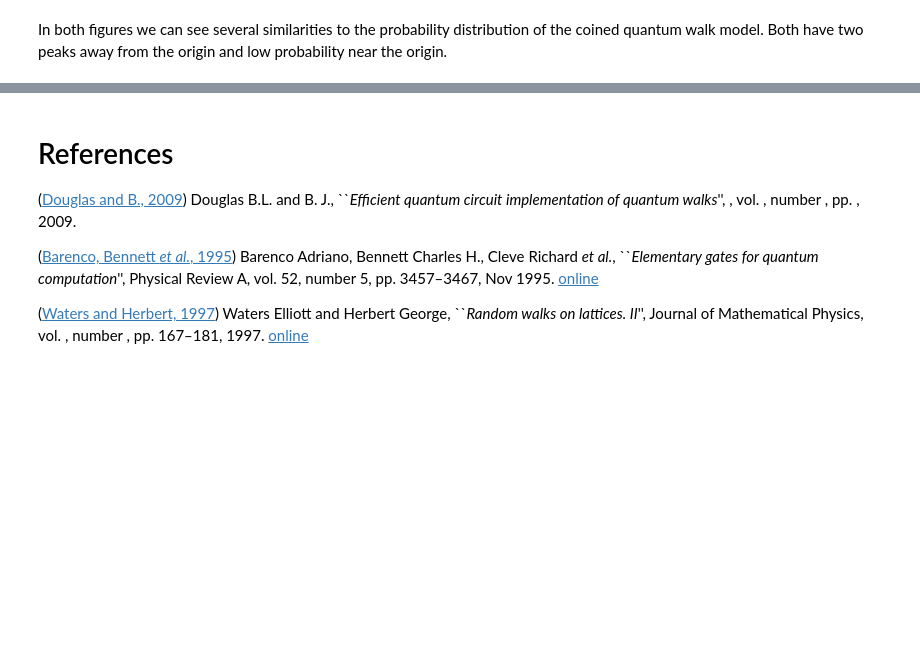
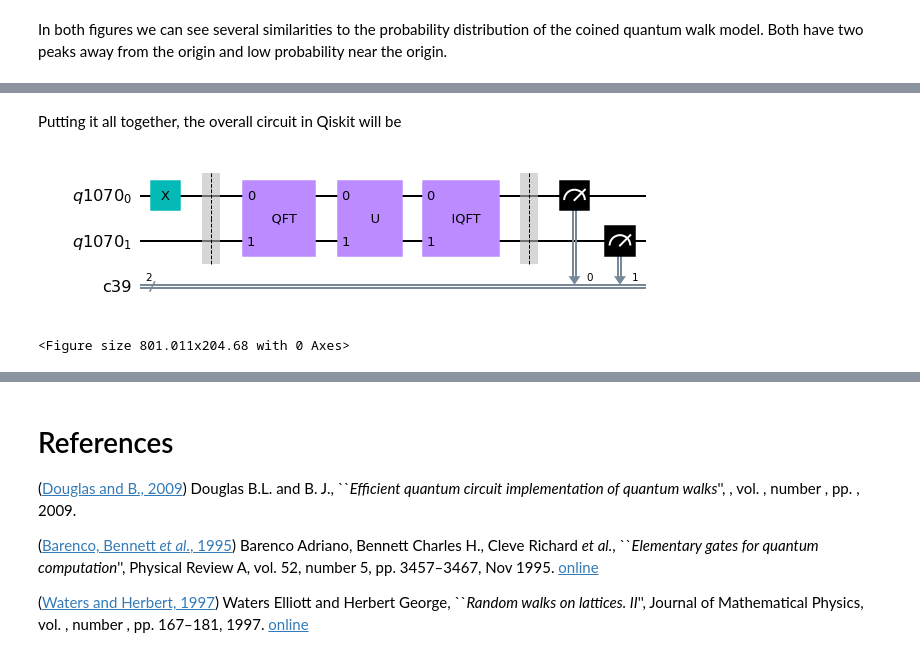
Before and after one commit to JaimePSantos/Dissertation-Tex-Code, a Jupyter notebook: Presentation/pres.ipynb, the cells around one changed output, grey strips where cells are left out. Drawn from its saved outputs; the diff is of its cells as text; code cells hidden in the pictures; blank space fills up the shorter version.

```diff
--- a/Presentation/pres.ipynb
+++ b/Presentation/pres.ipynb
@@ -967,0 +1258,13 @@ In the discrete-time model changing the coin or initial condition would impact b
+# %% [markdown]
+Putting it all together, the overall circuit in Qiskit will be
+# %%
+NCirc = 2
+gamma =  1/(2*np.sqrt(2))
+t = 1
+
+continuousCirc = drawCirc(NCirc,evoOp,t,style)
+display(continuousCirc)
+plt.clf()
+# %% [output]
+[figure, added]
+<Figure size 801.011x204.68 with 0 Axes>
```
Also changed, not shown: parts of 35 cells of this notebook, 3 other files.
